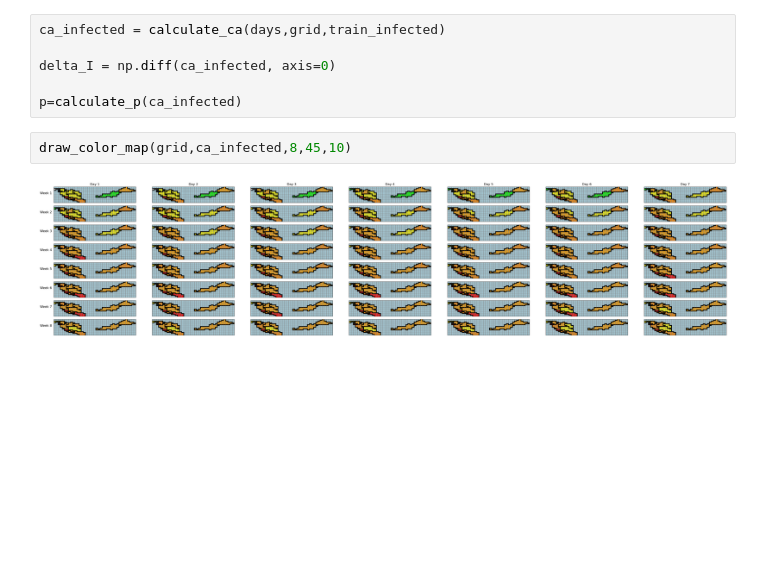
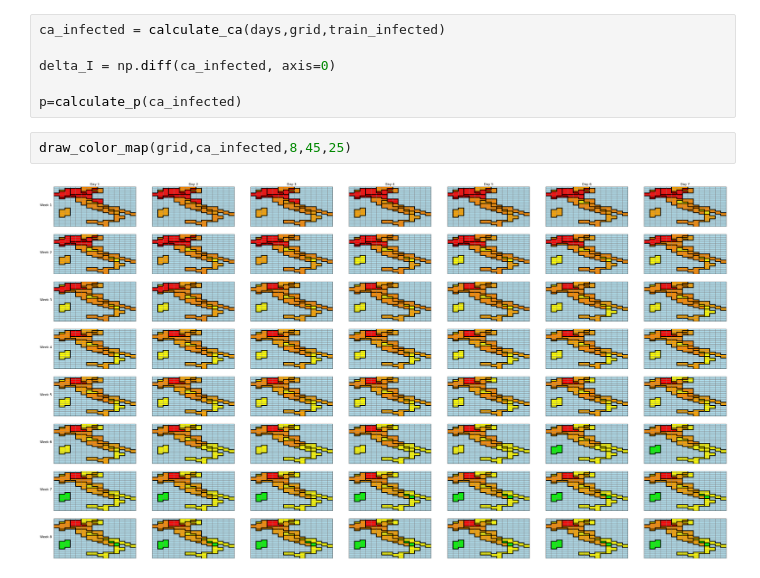
Before and after one commit to IvanRares/Licenta, a Jupyter notebook: python notebook/Implementare.ipynb, the cells around one changed output. Drawn from its saved outputs; the diff is of its cells as text; blank space fills up the shorter version.

```diff
--- a/python notebook/Implementare.ipynb
+++ b/python notebook/Implementare.ipynb
@@ -758,8 +795,8 @@ delta_I = np.diff(ca_infected, axis=0)
 
 p=calculate_p(ca_infected)
 # %%
-draw_color_map(grid,ca_infected,8,45,10)
+draw_color_map(grid,ca_infected,8,45,25)
 # %% [output]
-[figure, old version]
+[figure, new version]
 # %%
 q = find_q(delta_I, p)
```
Also changed, not shown: parts of 28 cells of this notebook, 7 other files.
